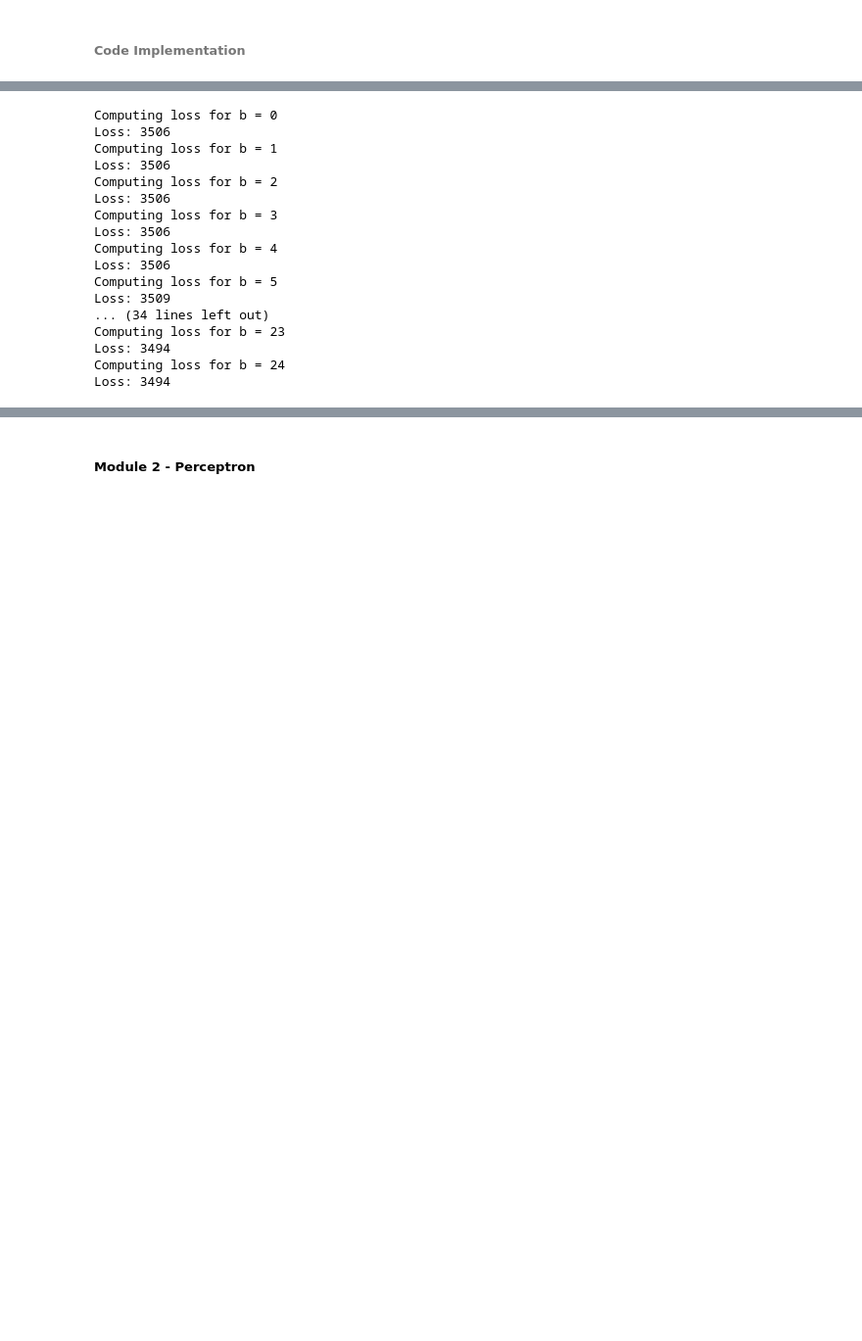
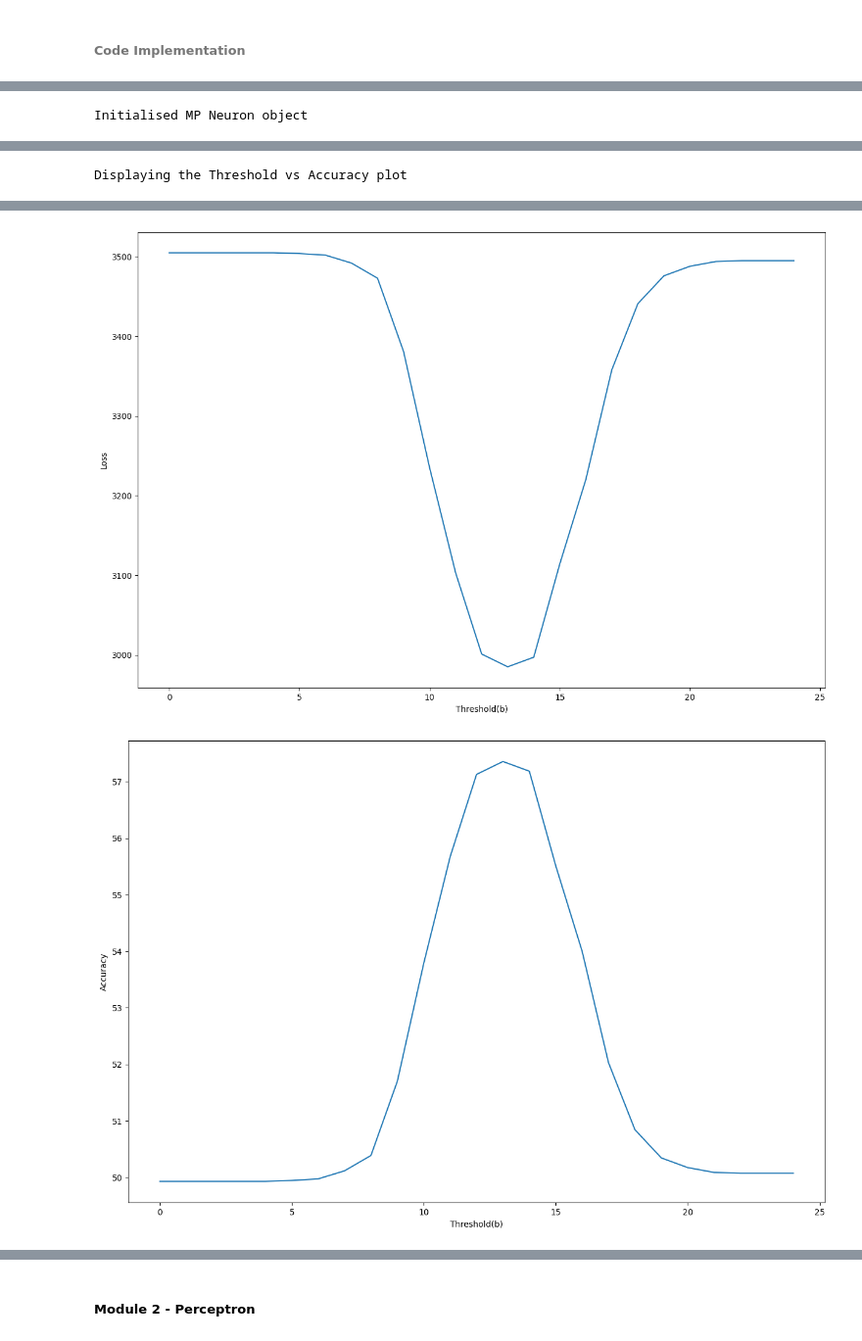
Before and after one commit to Abhijith-Nagarajan/PadhAI_Implementations, a Jupyter notebook: MP_Neuron_Perceptron_Implementation.ipynb, the cells around one changed output, grey strips where cells are left out. Shown at 98% size. Saved outputs shown, nothing was run; the diff lists cells and outputs as text; code cells hidden in the pictures; blank space fills up the shorter version.

Commit message:
Plotted Loss and Accuracy - Refactored code

```diff
--- a/MP_Neuron_Perceptron_Implementation.ipynb
+++ b/MP_Neuron_Perceptron_Implementation.ipynb
@@ -84,17 +87,3 @@ df[df.Target==0].sample(10)
 10 rows × 26 columns
 # %%
 X_train, X_test, Y_train, Y_test = model_selection.train_test_split(df.drop('Target',axis=1), df.Target, test_size = 0.3, random_state = 42)
-# %%
-class MPNeuron:
-    def compute_loss(self,Y,Y_pred):
-        return np.sum((Y-Y_pred)**2)
-
-    def evaluation(self,X,Y,b):
-        Y_pred = []
-        y_pred_values = X.apply(np.sum,axis=1)
-        for pred in y_pred_values:
-            if(pred>=b):
-                Y_pred.append(1)
-            else:
-                Y_pred.append(0)
-        return self.compute_loss(np.array(Y),np.array(Y_pred))
@@ -101,26 +146,8 @@ class MPNeuron:
 # %%
 model = MPNeuron()
-logging.info('Initializzed MP Neuron object')
+print('Initialised MP Neuron object')
+# %% [output]
+Initialised MP Neuron object
-# %%
-for b in range(0,25):
-    print(f'Computing loss for b = {b}')
-    model_loss = model.evaluation(X_train,Y_train,b)
-    print(f'Loss: {model_loss}')
-# %% [output]
-Computing loss for b = 0
-Loss: 3506
-Computing loss for b = 1
-Loss: 3506
-Computing loss for b = 2
-Loss: 3506
-Computing loss for b = 3
-Loss: 3506
-Computing loss for b = 4
-Loss: 3506
-Computing loss for b = 5
-Loss: 3509
-... (34 lines left out)
-Computing loss for b = 23
-Loss: 3494
-Computing loss for b = 24
-Loss: 3494
+# %%
+b, accuracy = model.fit(X_train,Y_train)
+# %% [output]
@@ -126,0 +173 @@ Loss: 3494
+Displaying the Threshold vs Accuracy plot
@@ -126,0 +176,2 @@ Loss: 3494
+[figure, added]
+[figure, added]
```
Also changed, not shown: parts of 9 cells of this notebook.
